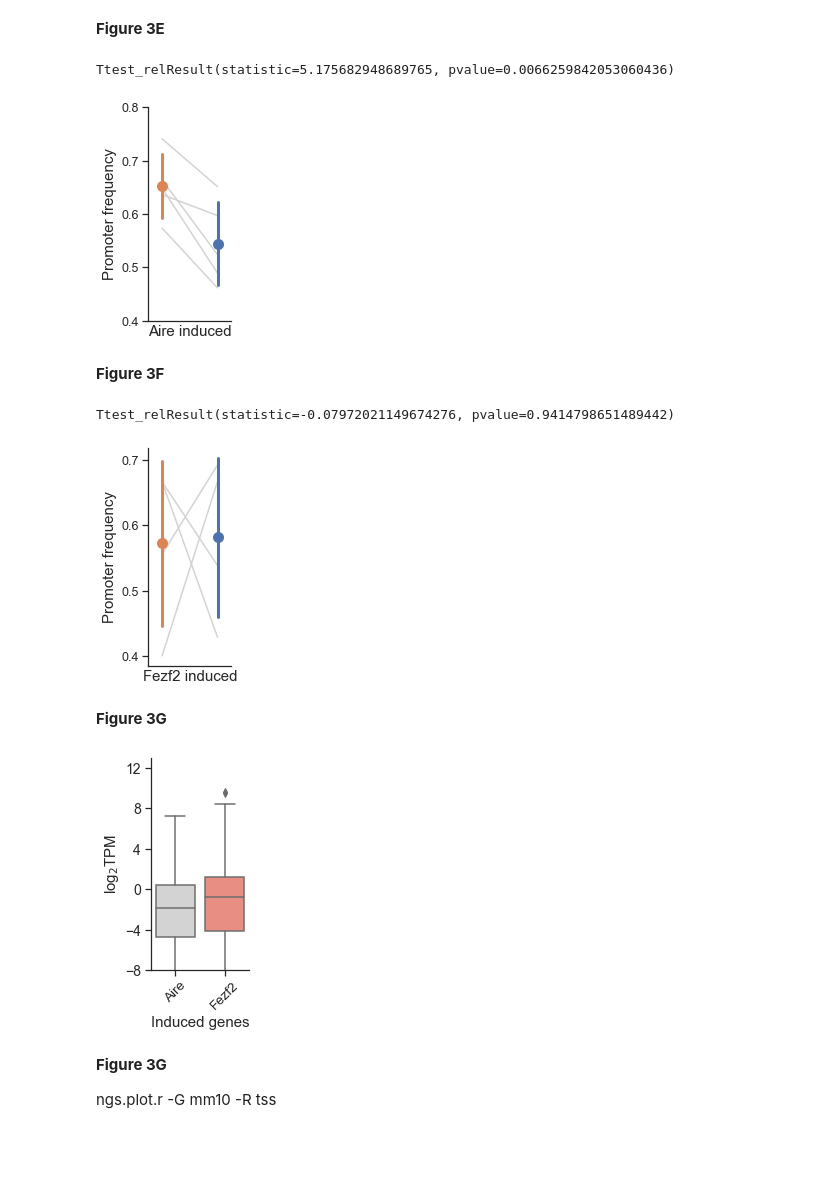
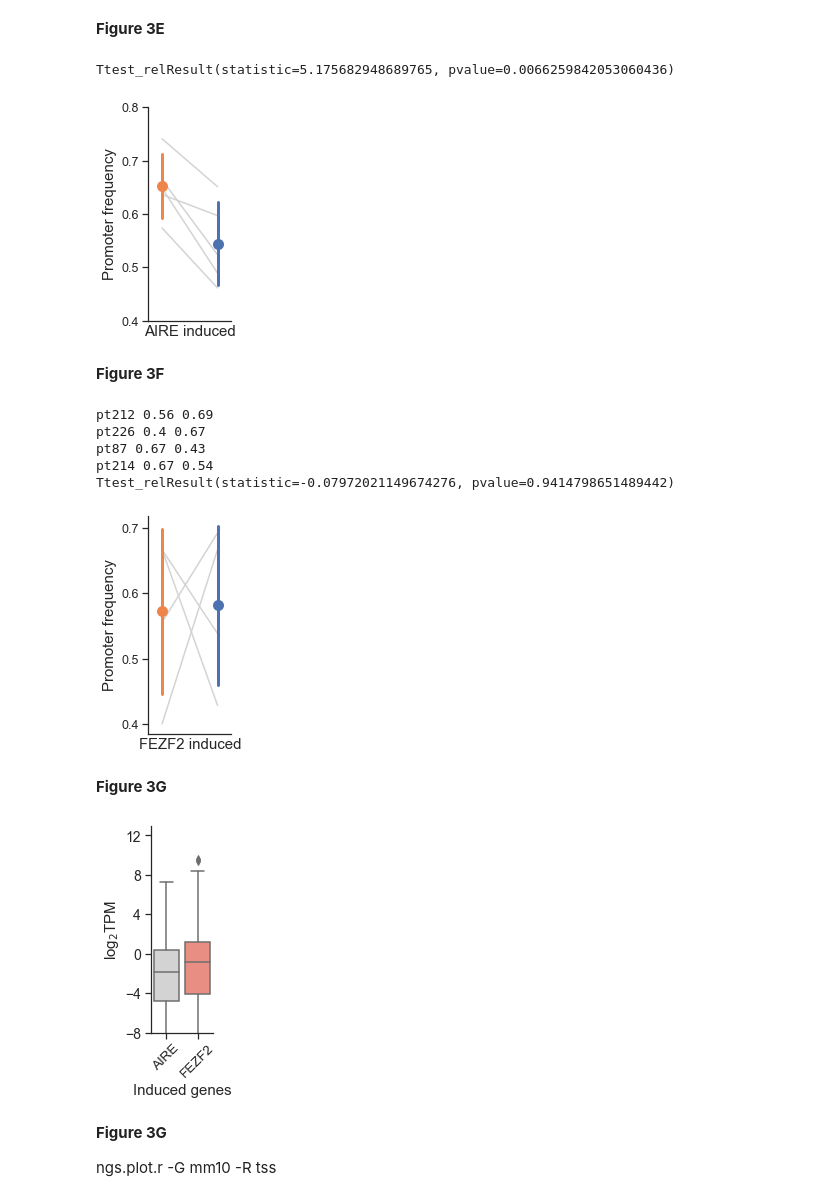
Before and after one commit to meyer-lab-cshl/transcriptomic-diversity-human-mTECs, a Jupyter notebook: Figures/Figure3.ipynb, the cells around one changed output. Cells and saved outputs as stored; diff of their text form; code cells hidden in the pictures; blank space fills up the shorter version.

Commit message:
Update Main Figures and include all daata

```diff
--- a/Figures/Figure3.ipynb
+++ b/Figures/Figure3.ipynb
@@ -263,9 +307,9 @@ plt.scatter(0.5,y[(y.Feature==feature) & (y.Hue=='hi')].Percentage.mean(),lw=5,z
 plt.plot([0.5,0.5],[y[(y.Feature==feature) & (y.Hue=='hi')].Percentage.mean()+y[(y.Feature==feature) & (y.Hue=='hi')].Percentage.std(),
                y[(y.Feature==feature) & (y.Hue=='hi')].Percentage.mean()-y[(y.Feature==feature) & (y.Hue=='hi')].Percentage.std()],lw=3,zorder=2)
 
-plt.scatter(.1,y[(y.Feature==feature) & (y.Hue=='lo')].Percentage.mean(),lw=5,zorder=3)
+plt.scatter(.1,y[(y.Feature==feature) & (y.Hue=='lo')].Percentage.mean(),lw=5,zorder=3,color=sns.color_palette('muted')[1])
 plt.plot([.1,.1],[y[(y.Feature==feature) & (y.Hue=='lo')].Percentage.mean()+y[(y.Feature==feature) & (y.Hue=='lo')].Percentage.std(),
-               y[(y.Feature==feature) & (y.Hue=='lo')].Percentage.mean()-y[(y.Feature==feature) & (y.Hue=='lo')].Percentage.std()],lw=3,zorder=2)
+                y[(y.Feature==feature) & (y.Hue=='lo')].Percentage.mean()-y[(y.Feature==feature) & (y.Hue=='lo')].Percentage.std()],lw=3,zorder=2, color=sns.color_palette('muted')[1])
 
 
 print(stats.ttest_rel(y[(y.Feature==feature) & (y.Hue=='lo')].Percentage,y[(y.Feature==feature) & (y.Hue=='hi')].Percentage))
@@ -277,14 +321,15 @@ plt.yticks(fontsize=12.5)
 plt.xlabel('')
 #plt.xlabel(fontsize=0)
 plt.ylabel('Promoter frequency',fontsize=15)
-plt.xlabel('Aire induced',fontsize=15)
+plt.xlabel('AIRE induced',fontsize=15)
 sns.despine()
 plt.tight_layout()
+plt.savefig('Panels/Figure3E.pdf',transparent=True,dpi=500)
 plt.show()
 plt.close()
 # %% [output]
 Ttest_relResult(statistic=5.175682948689765, pvalue=0.0066259842053060436)
-[figure, old version]
+[figure, new version]
 # %% [markdown]
 **Figure 3F**
 # %%
@@ -307,15 +352,17 @@ y.Percentage=y.Percentage.astype(float)
 plt.figure(figsize=(2.5,4))
 feature='Annotations_short'
 for x in y.Patient.unique():
+    print(x,np.round(y[(y.Feature==feature) & (y.Patient==x) & (y.Hue=='lo')].Percentage[0],2),np.round(y[(y.Feature==feature) & (y.Patient==x) & (y.Hue=='hi')].Percentage[0],2))
+
     plt.plot([0.5,0.1],[y[(y.Feature==feature) & (y.Patient==x) & (y.Hue=='hi')].Percentage,y[(y.Feature==feature) & (y.Patient==x) & (y.Hue=='lo')].Percentage],color='lightgray',zorder=1)
 
 plt.scatter(0.5,y[(y.Feature==feature) & (y.Hue=='hi')].Percentage.mean(),lw=5,zorder=3)
 plt.plot([0.5,0.5],[y[(y.Feature==feature) & (y.Hue=='hi')].Percentage.mean()+y[(y.Feature==feature) & (y.Hue=='hi')].Percentage.std(),
                y[(y.Feature==feature) & (y.Hue=='hi')].Percentage.mean()-y[(y.Feature==feature) & (y.Hue=='hi')].Percentage.std()],lw=3,zorder=2)
 
-plt.scatter(.1,y[(y.Feature==feature) & (y.Hue=='lo')].Percentage.mean(),lw=5,zorder=3)
+plt.scatter(.1,y[(y.Feature==feature) & (y.Hue=='lo')].Percentage.mean(),lw=5,zorder=3,color=sns.color_palette('muted')[1])
 plt.plot([.1,.1],[y[(y.Feature==feature) & (y.Hue=='lo')].Percentage.mean()+y[(y.Feature==feature) & (y.Hue=='lo')].Percentage.std(),
-               y[(y.Feature==feature) & (y.Hue=='lo')].Percentage.mean()-y[(y.Feature==feature) & (y.Hue=='lo')].Percentage.std()],lw=3,zorder=2)
+                y[(y.Feature==feature) & (y.Hue=='lo')].Percentage.mean()-y[(y.Feature==feature) & (y.Hue=='lo')].Percentage.std()],lw=3,zorder=2, color=sns.color_palette('muted')[1])
 
 
 print(stats.ttest_rel(y[(y.Feature==feature) & (y.Hue=='lo')].Percentage,y[(y.Feature==feature) & (y.Hue=='hi')].Percentage))
@@ -326,14 +373,19 @@ plt.xticks([])
 plt.yticks(fontsize=12.5)
 plt.xlabel('')
 plt.ylabel('Promoter frequency',fontsize=15)
-plt.xlabel('Fezf2 induced',fontsize=15)
+plt.xlabel('FEZF2 induced',fontsize=15)
 sns.despine()
 plt.tight_layout()
+plt.savefig('Panels/Figure3F.pdf',transparent=True,dpi=500)
 plt.show()
 plt.close()
 # %% [output]
+pt212 0.56 0.69
+pt226 0.4 0.67
+pt87 0.67 0.43
+pt214 0.67 0.54
 Ttest_relResult(statistic=-0.07972021149674276, pvalue=0.9414798651489442)
-[figure, old version]
+[figure, new version]
 # %% [markdown]
 **Figure 3G**
 # %%
@@ -344,27 +396,28 @@ df_abundance=pd.read_pickle('common_data/Kallisto_abundance.pkl')
 aire=df_abundance.loc[df[df.ens_gene.isin(df_all[df_all.Aire_dep==True].Nearest_Ensembl)].target_id]
 fezf2=df_abundance.loc[df[df.ens_gene.isin(df_all[df_all.Fezf2_dep==True].Nearest_Ensembl)].target_id]
 # %%
-plt.figure(figsize=(2.75,4.5))
+plt.figure(figsize=(2.25,4.5))
 sns.set_style("ticks")
 x=pd.DataFrame(np.vstack((fezf2[['pt214_hi_tpm','pt221_hi_tpm','pt226_hi_tpm']].mean(axis=1),
            ['Fezf2']*fezf2.shape[0])).T)
 x=x.append(pd.DataFrame(np.vstack((aire[['pt214_hi_tpm','pt221_hi_tpm','pt226_hi_tpm']].mean(axis=1).sample(n=fezf2.shape[0],random_state=0),
            ['Aire']*fezf2.shape[0])).T))
 x.columns=['value','category']
 x.value=x.value.astype(float)
 x.value=np.log2(x.value+0.000001)
 sns.boxplot(x='category',y='value',data=x,palette=['lightgray','salmon'],order=['Aire','Fezf2'])
 plt.ylim([-8,13])
 plt.yticks(np.arange(-8,14,4),fontsize=14)
-plt.xticks(fontsize=13.5,rotation=45)
+plt.xticks([0,1],['AIRE','FEZF2'],fontsize=13.5,rotation=45)
 plt.xlabel('Induced genes',fontsize=15)
 plt.ylabel('log$_2$TPM',fontsize=15)
 sns.despine()
 plt.tight_layout()
+plt.savefig('Panels/Figure3G.pdf',transparent=True,dpi=500)
 plt.show()
 plt.close()
 # %% [output]
-[figure, old version]
+[figure, new version]
 # %% [markdown]
 **Figure 3G**
 
```
Also changed, not shown: parts of 9 cells of this notebook, 4 other files.
